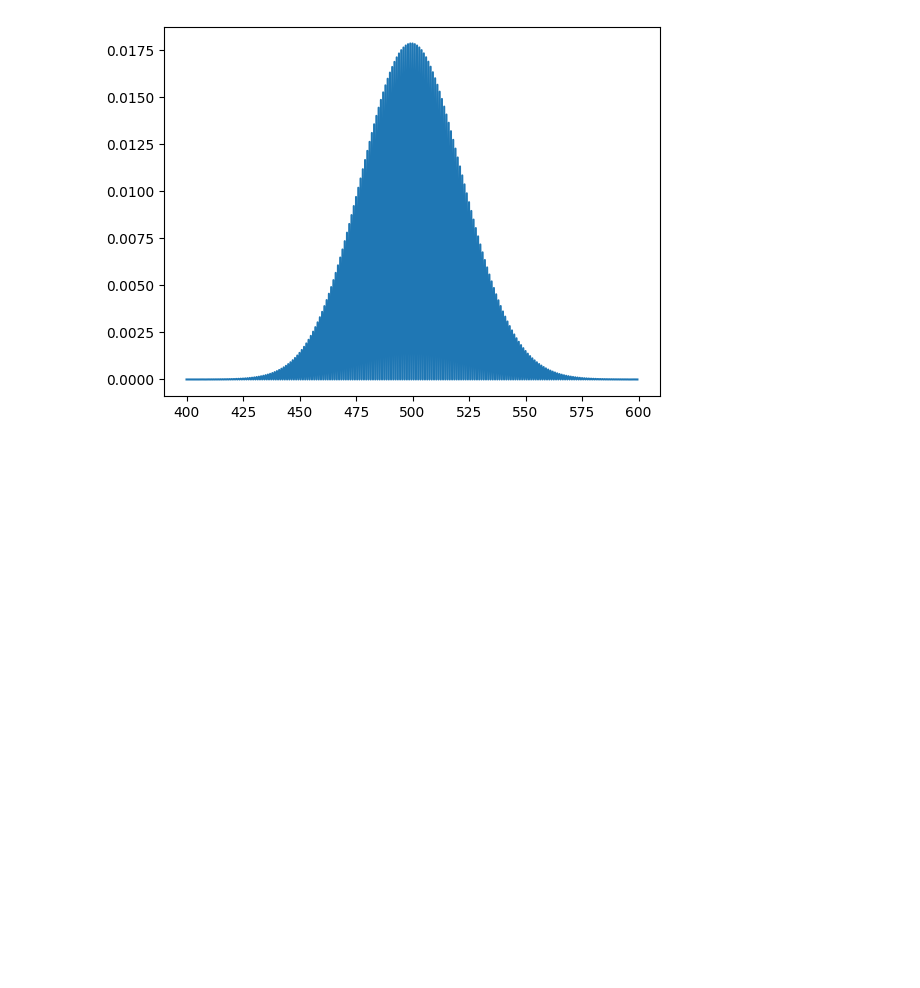
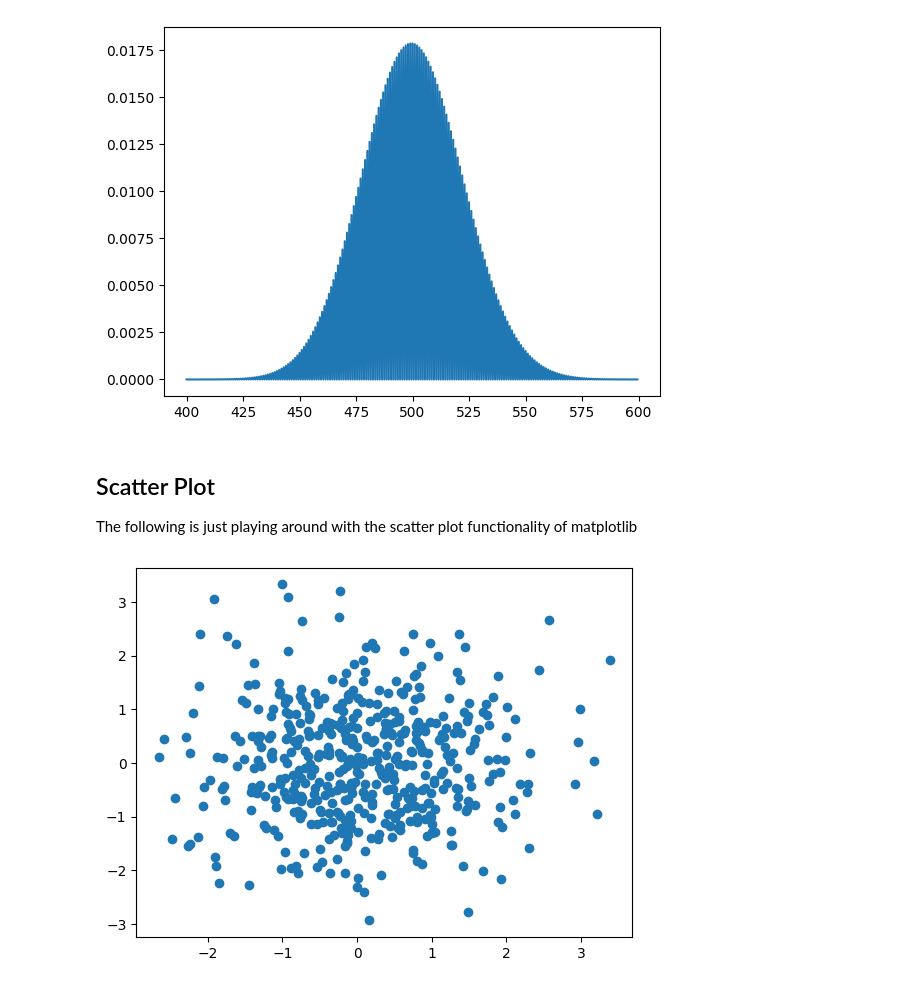
Before and after one commit to jamiebeach/Learning-2024, a Jupyter notebook: Maths/exercises.ipynb, the cells around one changed output. Cells and saved outputs as stored; diff of their text form; code cells hidden in the pictures; blank space fills up the shorter version.

```diff
--- a/Maths/exercises.ipynb
+++ b/Maths/exercises.ipynb
@@ -214,3 +214,25 @@ plt.plot(x, poisson.pmf(x, mu))
 plt.show()
 # %% [output]
 [figure]
+# %% [markdown]
+## Scatter Plot
+
+The following is just playing around with the scatter plot functionality of matplotlib
+# %%
+# Import NumPy for numerical computing
+import numpy as np
+# Import pyplot from Matplotlib for plotting graphs
+import matplotlib.pyplot as plt
+
+# Generate an array of 500 random numbers from a standard normal distribution
+x = np.random.randn(500)
+# Generate another array of 500 random numbers from a standard normal distribution
+y = np.random.randn(500)
+
+# Plot the points (x, y) on a scatter plot
+plt.scatter(x, y)
+
+# Display the plot
+plt.show()
+# %% [output]
+[figure, added]
```
Also changed, not shown: parts of 14 cells of this notebook.
